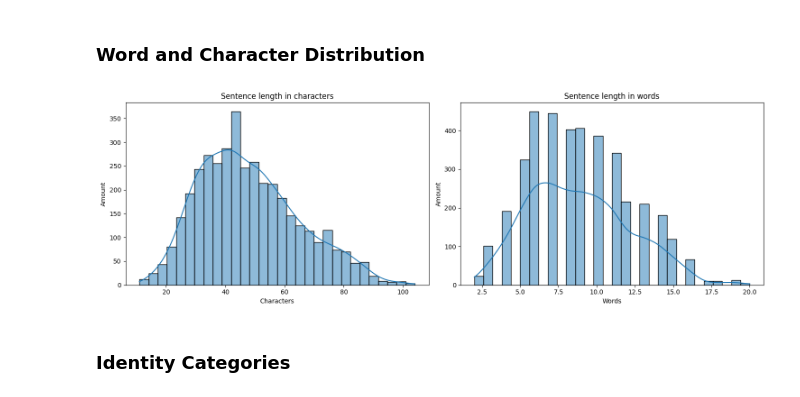
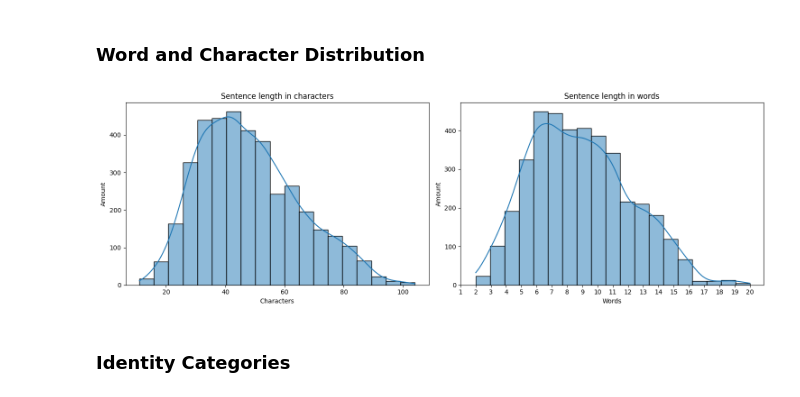
Before and after one commit to Danneftw1/Deep-Learning, a Jupyter notebook: Projekt/projekt.ipynb, the cells around one changed output. Drawn from its saved outputs; the diff is of its cells as text; code cells hidden in the pictures.

```diff
--- a/Projekt/projekt.ipynb
+++ b/Projekt/projekt.ipynb
@@ -96,15 +96,15 @@ Longest Length Words: 20
 # %%
 # Re-using more code from labb 2
 texts = df["text"]
 character_length = character_counter_for_sentences(texts)
 word_length = word_counter_for_sentences(texts)
 
 df["character_amount"] = character_length
 df["word_amount"] = word_length
 
-length_words_and_characters_histplot(df, bin=30)
+length_words_and_characters_histplot(df, bin=19)
 # %% [output]
-[figure, old version]
+[figure, new version]
 # %% [markdown]
 ### Identity Categories
 # %%
```
Also changed, not shown: parts of 4 cells of this notebook, 2 other files.
